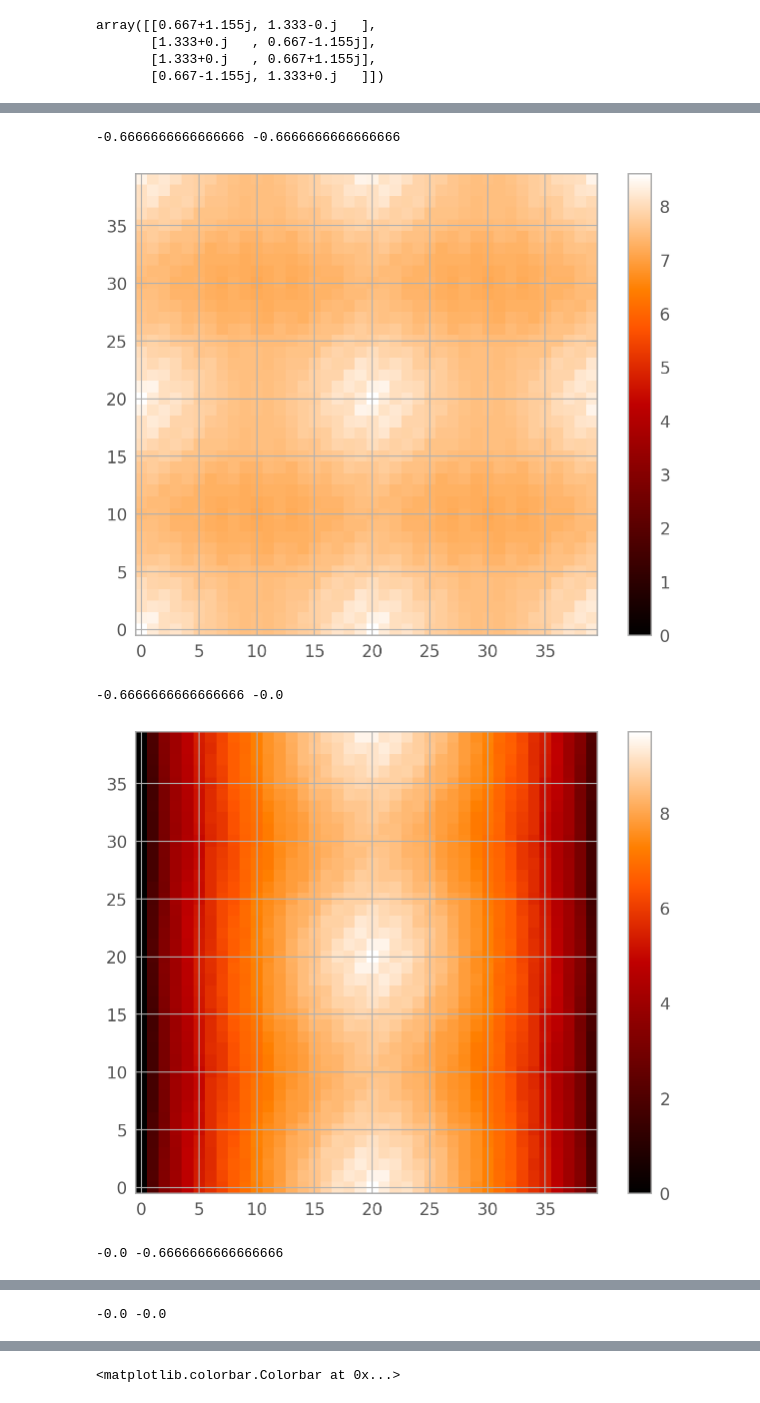
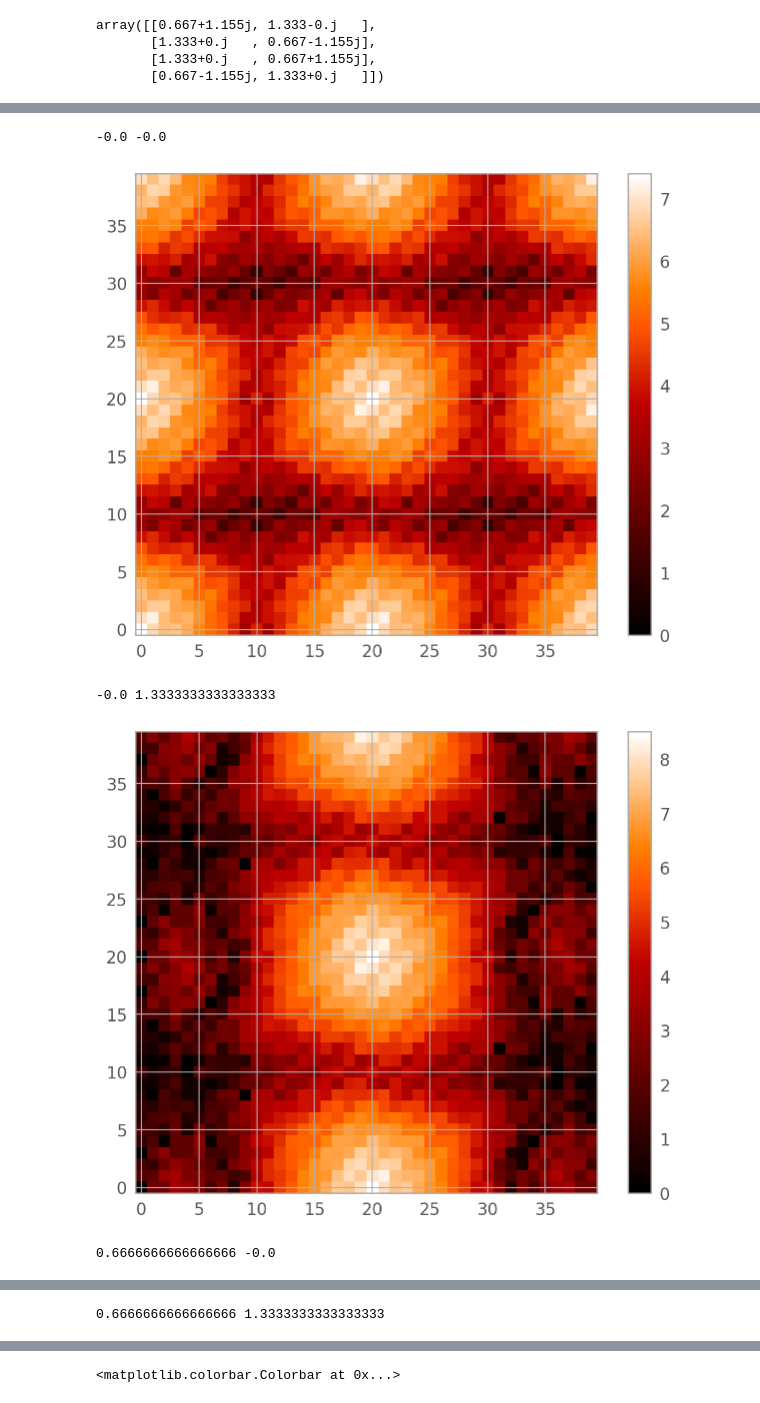
Before and after one commit to Chisen-Lupus/proper-dither, a Jupyter notebook: demo.ipynb, the cells around one changed output, grey strips where cells are left out. Saved outputs shown, nothing was run; the diff lists cells and outputs as text; code cells hidden in the pictures.

```diff
--- a/demo.ipynb
+++ b/demo.ipynb
@@ -732,8 +734,9 @@ centroids = []
 test_atlas = []
 for i in range(3):
     for j in range(3):
-        # test_slice = orig[i:60+i:3, j:60+j:3]
-        test_slice = orig[i:60+i, j:60+j].reshape(20, 3, 20, 3).mean(axis=(1, 3))
+        test_slice = orig[i:60+i:3, j:60+j:3]
+        # test_slice = orig[i:60+i, j:60+j].reshape(20, 3, 20, 3).mean(axis=(1, 3))
+        # test_slice = stretch(shift(orig, (-i/3, -j/3)))
         test_atlas.append(test_slice)
         centroids.append([-i/3, -j/3])
 centroids = np.array(centroids)
@@ -761,12 +764,12 @@ array([[ 0.   ,  0.   ],
 # %%
 factor = 2
 
-test_atlas = [test_atlas[i] for i in [0, 1, 3, 4]]
+test_atlas = [test_atlas[i] for i in [0, 1, 6, 7]]
 # centroids = np.array([centroids[i] for i in [0, 1, 3, 4]])
 centroids = np.array([[0, 0],
-                     [0, -1/3],
                      [-1/3, 0],
-                     [-1/3, -1/3]])
+                     [0, -2/3],
+                     [-1/3, -2/3]])
 # %%
 shifted_atlas = test_atlas
 
@@ -800,5 +801,7 @@ IndexError: list index out of range
 # %%
-Y, X = np.meshgrid(np.arange(factor*20)/(factor*20), np.arange(factor*20)/(factor*20))
+nx, ny = test_atlas[0].shape
+
+X, Y = np.meshgrid(np.arange(factor*nx)/(factor*nx), np.arange(factor*ny)/(factor*ny))
 
 D_hat = []
 for i in range(len(large_atlas)):
@@ -965,10 +970,10 @@ dx = -centroids[i, 0]*factor
 dy = -centroids[i, 1]*factor
 print(dx, dy)
 large_data_hat = large_data_hat*np.exp(-2*np.pi*1j*(X*dx+Y*dy))
-large_data_hat[:20, :20] = large_data_hat[:20, :20]*coeffs4[0, i]
-large_data_hat[:20, 20:] = large_data_hat[:20, 20:]*coeffs4[0, i]
-large_data_hat[20:, :20] = large_data_hat[20:, :20]*coeffs4[0, i]
-large_data_hat[20:, 20:] = large_data_hat[20:, 20:]*coeffs4[0, i]
+large_data_hat[:nx//2, :nx//2] = large_data_hat[:nx//2, :nx//2]*coeffs4[0, i]
+large_data_hat[:nx//2, nx//2:] = large_data_hat[:nx//2, nx//2:]*coeffs4[0, i]
+large_data_hat[nx//2:, :nx//2] = large_data_hat[nx//2:, :nx//2]*coeffs4[0, i]
+large_data_hat[nx//2:, nx//2:] = large_data_hat[nx//2:, nx//2:]*coeffs4[0, i]
 F_hat_test += large_data_hat
 
 pow = get_power_spectrum(F_hat_test)
@@ -990,10 +995,10 @@ dx = -centroids[i, 0]*factor
 dy = -centroids[i, 1]*factor
 print(dx, dy)
 large_data_hat = large_data_hat*np.exp(-2*np.pi*1j*(X*dx+Y*dy))
-large_data_hat[:20, :20] = large_data_hat[:20, :20]*coeffs4[0, i]
-large_data_hat[:20, 20:] = large_data_hat[:20, 20:]*coeffs4[0, i]
-large_data_hat[20:, :20] = large_data_hat[20:, :20]*coeffs4[0, i]
-large_data_hat[20:, 20:] = large_data_hat[20:, 20:]*coeffs4[0, i]
+large_data_hat[:nx//2, :nx//2] = large_data_hat[:nx//2, :nx//2]*coeffs4[3, i]
+large_data_hat[:nx//2, nx//2:] = large_data_hat[:nx//2, nx//2:]*coeffs4[3, i]
+large_data_hat[nx//2:, :nx//2] = large_data_hat[nx//2:, :nx//2]*coeffs4[3, i]
+large_data_hat[nx//2:, nx//2:] = large_data_hat[nx//2:, nx//2:]*coeffs4[3, i]
 F_hat_test += large_data_hat
 
 pow = get_power_spectrum(F_hat_test)
@@ -1006,7 +1011,6 @@ plt.show()
 i += 1
 
 
-
 large_data = large_atlas[i]
 # plt.imshow(large_data)
 # plt.colorbar()
@@ -1016,46 +1020,46 @@ dx = -centroids[i, 0]*factor
 dy = -centroids[i, 1]*factor
 print(dx, dy)
 large_data_hat = large_data_hat*np.exp(-2*np.pi*1j*(X*dx+Y*dy))
-large_data_hat[:20, :20] = large_data_hat[:20, :20]*coeffs4[0, i]
-large_data_hat[:20, 20:] = large_data_hat[:20, 20:]*coeffs4[0, i]
-large_data_hat[20:, :20] = large_data_hat[20:, :20]*coeffs4[0, i]
-large_data_hat[20:, 20:] = large_data_hat[20:, 20:]*coeffs4[0, i]
+large_data_hat[:nx//2, :nx//2] = large_data_hat[:nx//2, :nx//2]*coeffs4[2, i]
+large_data_hat[:nx//2, nx//2:] = large_data_hat[:nx//2, nx//2:]*coeffs4[2, i]
+large_data_hat[nx//2:, :nx//2] = large_data_hat[nx//2:, :nx//2]*coeffs4[2, i]
+large_data_hat[nx//2:, nx//2:] = large_data_hat[nx//2:, nx//2:]*coeffs4[1, i]
 F_hat_test += large_data_hat
 
 pow = get_power_spectrum(F_hat_test)
 
 plt.imshow(np.log(pow+1), vmin=0)
 plt.colorbar()
 plt.show()
 
 i += 1
 
 
 large_data = large_atlas[i]
 # plt.imshow(large_data)
 # plt.colorbar()
 # plt.show()
 large_data_hat = fft.fft2(large_data)
 dx = -centroids[i, 0]*factor
 dy = -centroids[i, 1]*factor
 print(dx, dy)
 large_data_hat = large_data_hat*np.exp(-2*np.pi*1j*(X*dx+Y*dy))
-large_data_hat[:20, :20] = large_data_hat[:20, :20]*coeffs4[0, i]
-large_data_hat[:20, 20:] = large_data_hat[:20, 20:]*coeffs4[0, i]
-large_data_hat[20:, :20] = large_data_hat[20:, :20]*coeffs4[0, i]
-large_data_hat[20:, 20:] = large_data_hat[20:, 20:]*coeffs4[0, i]
+large_data_hat[:nx//2, :nx//2] = large_data_hat[:nx//2, :nx//2]*coeffs4[1, i]
+large_data_hat[:nx//2, nx//2:] = large_data_hat[:nx//2, nx//2:]*coeffs4[1, i]
+large_data_hat[nx//2:, :nx//2] = large_data_hat[nx//2:, :nx//2]*coeffs4[1, i]
+large_data_hat[nx//2:, nx//2:] = large_data_hat[nx//2:, nx//2:]*coeffs4[1, 1]
 F_hat_test += large_data_hat
 
 pow = get_power_spectrum(F_hat_test)
 
 plt.imshow(np.log(pow+1), vmin=0)
 plt.colorbar()
 plt.show()
 
 i += 1
 # %% [output]
--0.6666666666666666 -0.6666666666666666
+-0.0 -0.0
-[figure, old version]
+[figure, new version]
--0.6666666666666666 -0.0
+-0.0 1.3333333333333333
-[figure, old version]
+[figure, new version]
--0.0 -0.6666666666666666
+0.6666666666666666 -0.0
@@ -1063 +1067 @@ i += 1
--0.0 -0.0
+0.6666666666666666 1.3333333333333333
```
Also changed, not shown: parts of 22 cells of this notebook.
